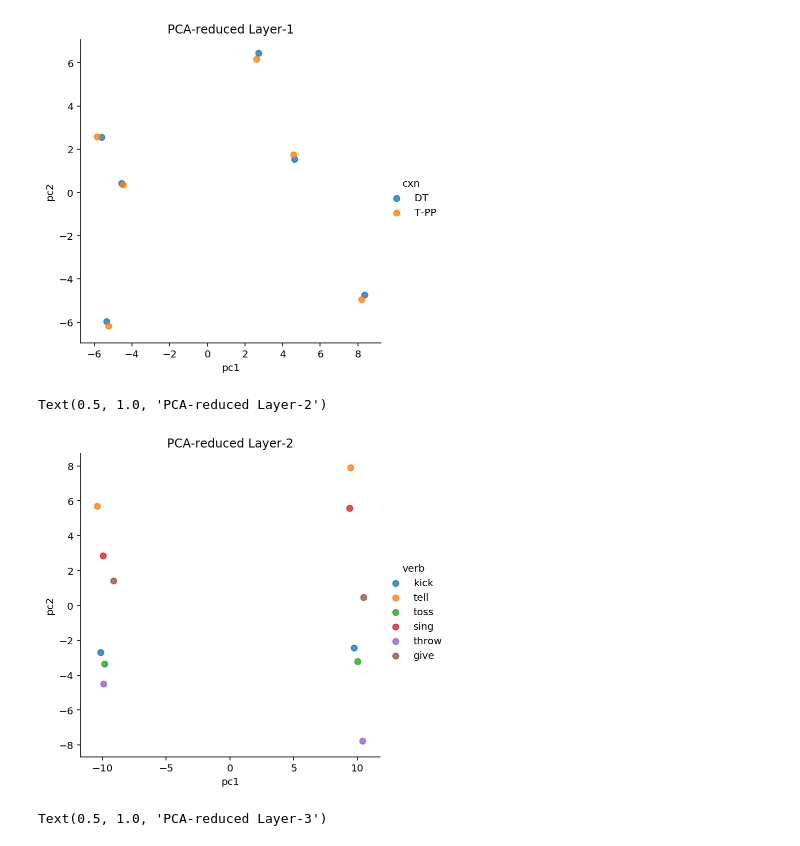
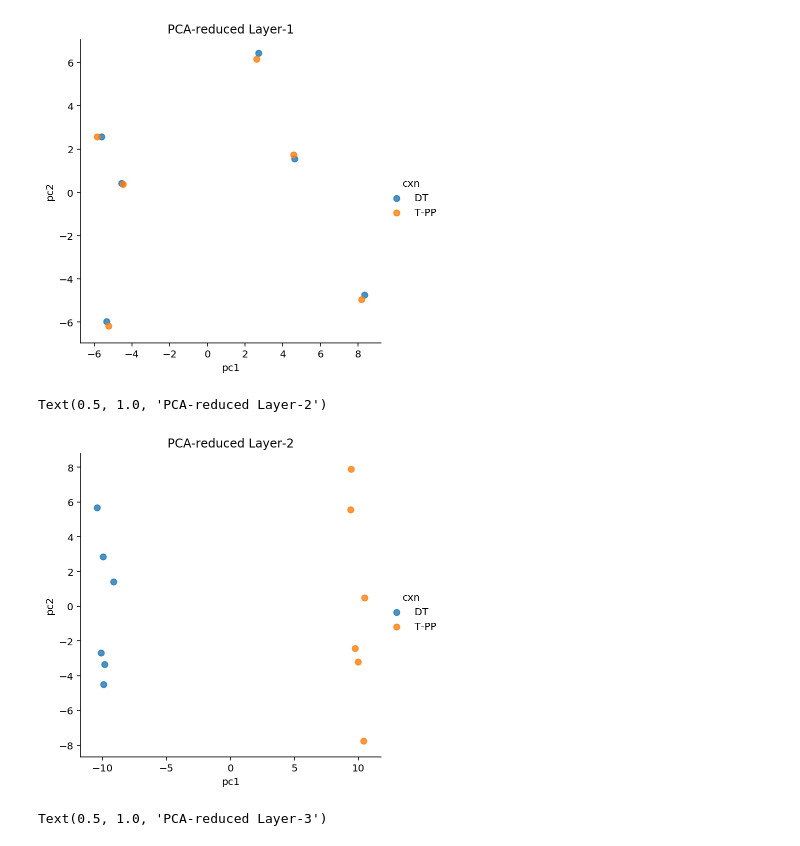
Before and after one commit to seantrott/abstract_concrete, a Jupyter notebook: elmo_cxns.ipynb, the cells around one changed output. Saved outputs shown, nothing was run; the diff lists cells and outputs as text; code cells hidden in the pictures.

```diff
--- a/elmo_cxns.ipynb
+++ b/elmo_cxns.ipynb
@@ -108,15 +108,15 @@ Text(0.5, 1.0, 'PCA-reduced Layer-1')
 # %%
 sns.lmplot(data = df_analysis,
           x = "l2_pc1",
           y = "l2_pc2",
           fit_reg=False,
-          hue = "verb")
+          hue = "cxn")
 plt.xlabel("pc1")
 plt.ylabel("pc2")
 plt.title("PCA-reduced Layer-2")
 # %% [output]
 Text(0.5, 1.0, 'PCA-reduced Layer-2')
-[figure, old version]
+[figure, new version]
 # %%
 sns.lmplot(data = df_analysis,
           x = "l3_pc1",
```
